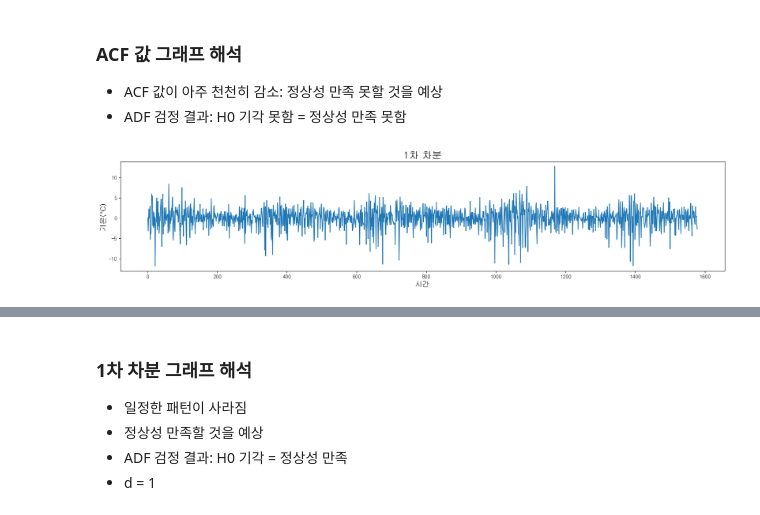
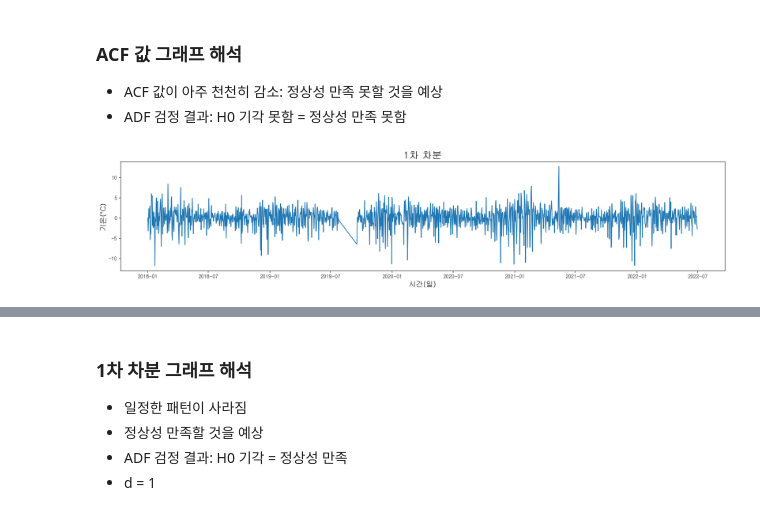
Before and after one commit to HyunJW/weather, a Jupyter notebook: data_analysis/기온 시계열예측.ipynb, the cells around one changed output, grey strips where cells are left out. Saved outputs shown, nothing was run; the diff lists cells and outputs as text; code cells hidden in the pictures.

```diff
--- a/data_analysis/기온 시계열예측.ipynb
+++ b/data_analysis/기온 시계열예측.ipynb
@@ -51,7 +52,6 @@ w_seoul['일시'] = pd.to_datetime(w_seoul['일시'])
 # %%
 w_seoul['일시'] = w_seoul['일시'].dt.date
 # %%
-w_seoul = w_seoul.groupby('일시').mean().reset_index()
+w_seoul = w_seoul.groupby('일시').mean()
 # %%
-w_seoul['일시'] = pd.to_datetime(w_seoul['일시'])
-w_seoul.info()
+w_seoul.index = pd.to_datetime(w_seoul.index)
@@ -68,7 +58,7 @@ memory usage: 27.7 KB
 # %%
 # 학습용, 검증용 데이터 분리
-w_tr = w_seoul[w_seoul['일시']<'2022-07-01']
-w_te = w_seoul[w_seoul['일시']>='2022-07-01']
+w_tr = w_seoul[w_seoul.index<'2022-07-01']
+w_te = w_seoul[w_seoul.index>='2022-07-01']
 # %%
 # 시계열 그래프
 plt.figure(figsize=(22,4))
@@ -137,13 +116,13 @@ adfuller(ts_tr) # p-value: 0.279
 - ADF 검정 결과: H0 기각 못함 = 정상성 만족 못함
 # %%
 # 1차 차분
-ts_tr_diff = ts_tr - ts_tr.shift()
+w_tr_diff = w_tr['기온(°C)'] - w_tr['기온(°C)'].shift()
 plt.figure(figsize=(22,4))
-plt.plot(ts_tr_diff)
+plt.plot(w_tr_diff)
 plt.title('1차 차분', fontsize=20)
-plt.xlabel('시간', fontsize=15)
+plt.xlabel('시간(일)', fontsize=15)
 plt.ylabel('기온(°C)', fontsize=15)
 plt.show()
 # %% [output]
-[figure, old version]
+[figure, new version]
 # %%
```
Also changed, not shown: parts of 14 cells of this notebook.
